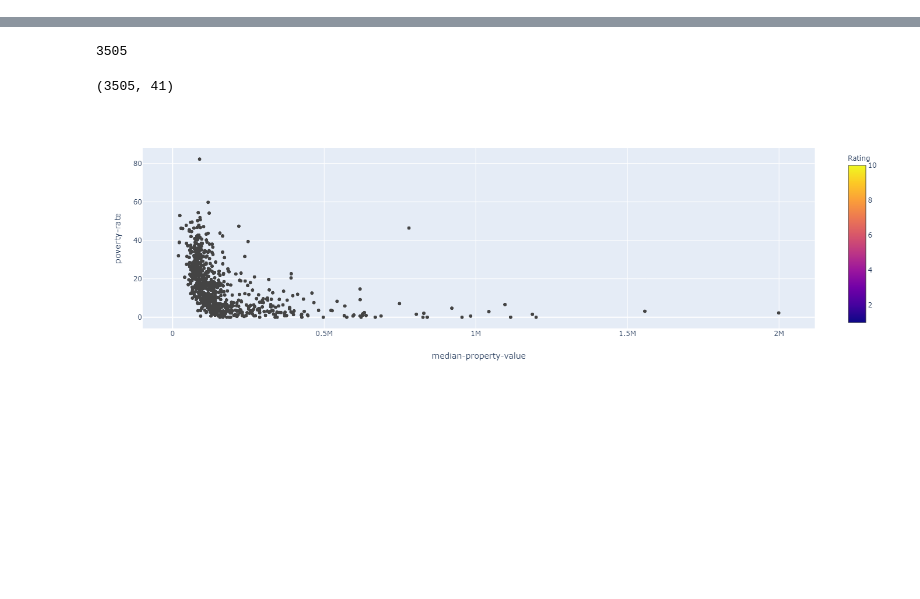
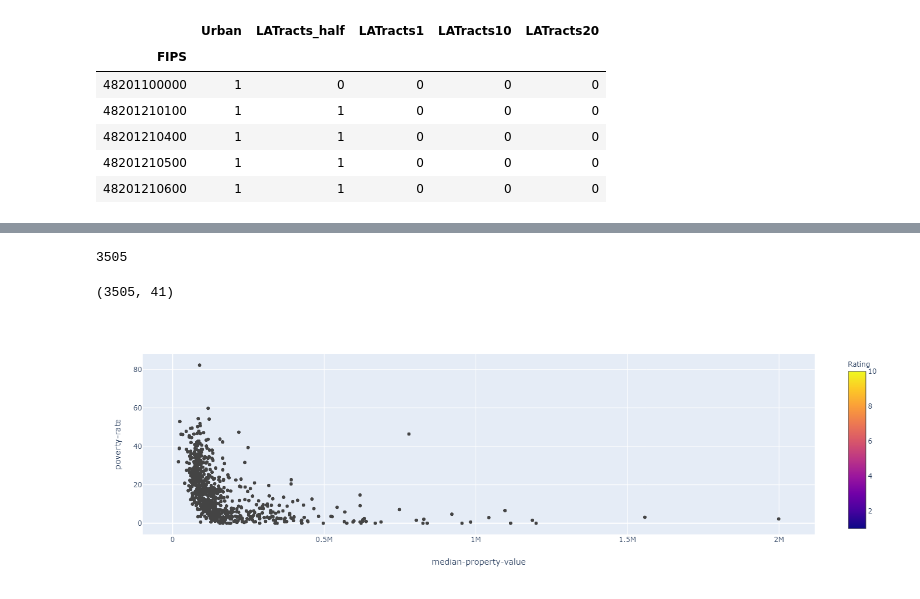
Before and after one commit to eccadena/FIPS_Investment_Decision_Project, a Jupyter notebook: notebooks/roger_scatter.ipynb, the cells around one changed output, grey strips where cells are left out. Saved outputs shown, nothing was run; the diff lists cells and outputs as text; code cells hidden in the pictures; blank space fills up the shorter version.

```diff
--- a/notebooks/roger_scatter.ipynb
+++ b/notebooks/roger_scatter.ipynb
@@ -39,3 +27,0 @@ merge1.shape
-# %%
-#food_df.reset_index(inplace=True)
-food_df = food_df.rename(columns={'CensusTract':'FIPS'})
@@ -47,0 +51,12 @@ merge2.shape
+# %%
+food_df = food_df.groupby('FIPS').mean()
+#food_df.set_index("FIPS", inplace=True)
+food_df.head()
+# %% [output]
+|  | Urban | LATracts_half | LATracts1 | LATracts10 | LATracts20 |
+| FIPS |  |  |  |  |  |
+| 48201100000 | 1 | 0 | 0 | 0 | 0 |
+| 48201210100 | 1 | 1 | 0 | 0 | 0 |
+| 48201210400 | 1 | 1 | 0 | 0 | 0 |
+| 48201210500 | 1 | 1 | 0 | 0 | 0 |
+| 48201210600 | 1 | 1 | 0 | 0 | 0 |
```
Also changed, not shown: parts of 16 cells of this notebook, 1 other file.
